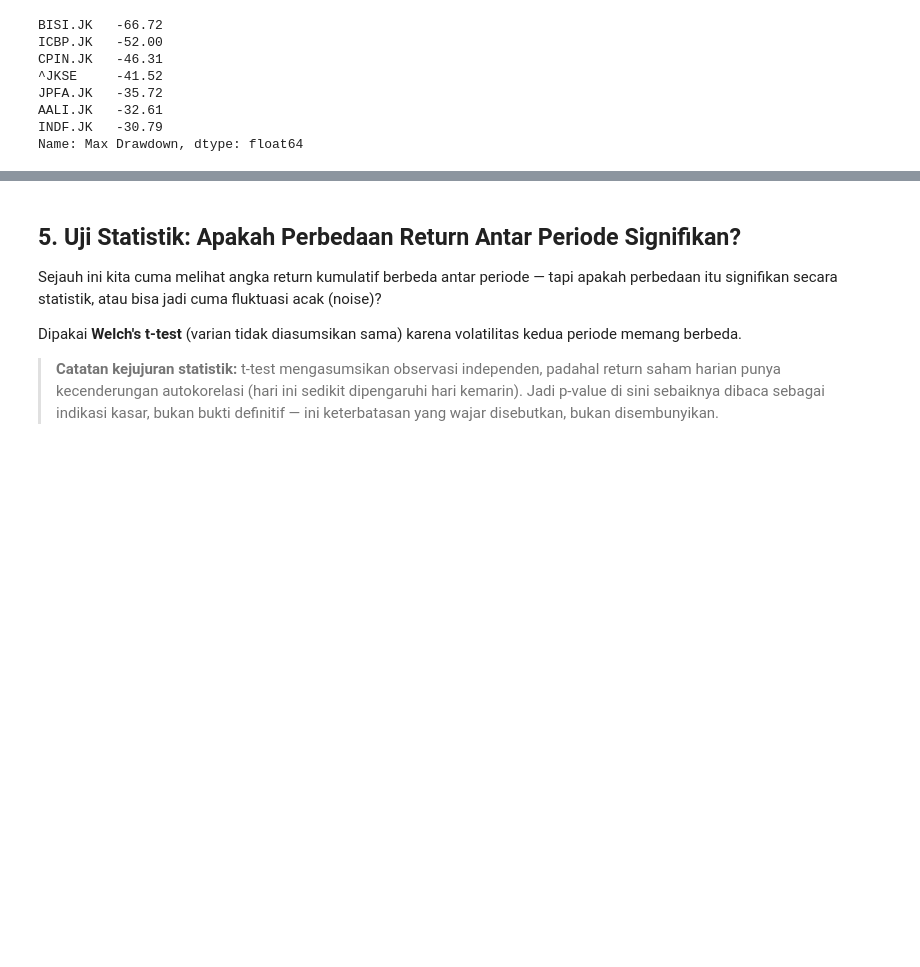
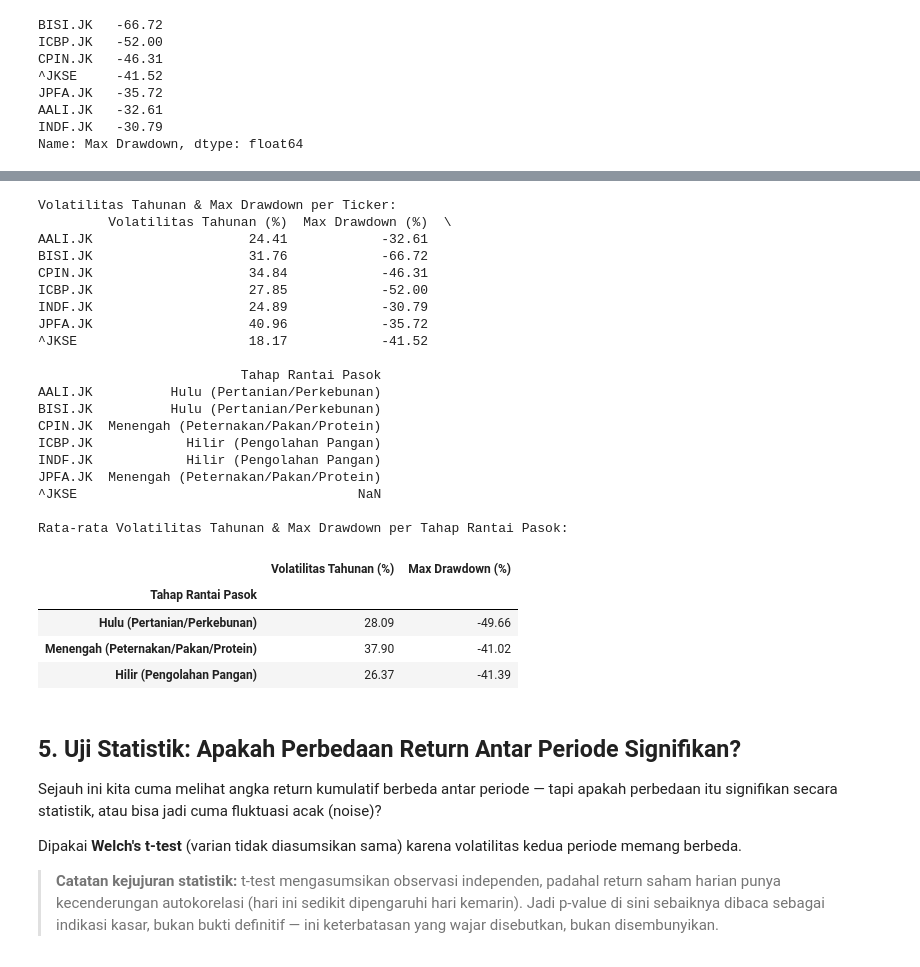
Before and after one commit to samuel-geraldo/analisis-pangan-idx, a Jupyter notebook: analisis_lanjutan.ipynb, the cells around one changed output, grey strips where cells are left out. Saved outputs shown, nothing was run; the diff lists cells and outputs as text; code cells hidden in the pictures; blank space fills up the shorter version.

```diff
--- a/analisis_lanjutan.ipynb
+++ b/analisis_lanjutan.ipynb
@@ -145,3 +153,65 @@ Name: Max Drawdown, dtype: float64
+# %%
+HARI_TRADING_SETAHUN = 252
+
+tahap_rantai_pasok = {
+    "AALI.JK": "Hulu (Pertanian/Perkebunan)",
+    "BISI.JK": "Hulu (Pertanian/Perkebunan)",
+    "CPIN.JK": "Menengah (Peternakan/Pakan/Protein)",
+    "JPFA.JK": "Menengah (Peternakan/Pakan/Protein)",
+    "ICBP.JK": "Hilir (Pengolahan Pangan)",
+    "INDF.JK": "Hilir (Pengolahan Pangan)",
+}
+
+volatilitas_tahunan = returns.std() * np.sqrt(HARI_TRADING_SETAHUN) * 100
+
+df_risiko = pd.DataFrame({
+    "Volatilitas Tahunan (%)": volatilitas_tahunan,
+    "Max Drawdown (%)": max_dd * 100,
+})
+df_risiko["Tahap Rantai Pasok"] = df_risiko.index.map(tahap_rantai_pasok)
+
+print("Volatilitas Tahunan & Max Drawdown per Ticker:")
+print(df_risiko.round(2))
+
+agregasi_tahap = (
+    df_risiko.dropna(subset=["Tahap Rantai Pasok"])
+    .groupby("Tahap Rantai Pasok")[["Volatilitas Tahunan (%)", "Max Drawdown (%)"]]
+    .mean()
+    .reindex([
+        "Hulu (Pertanian/Perkebunan)",
+        "Menengah (Peternakan/Pakan/Protein)",
+        "Hilir (Pengolahan Pangan)",
+    ])
+)
+
+print("\nRata-rata Volatilitas Tahunan & Max Drawdown per Tahap Rantai Pasok:")
+agregasi_tahap.round(2)
+# %% [output]
+Volatilitas Tahunan & Max Drawdown per Ticker:
+         Volatilitas Tahunan (%)  Max Drawdown (%)  \
+AALI.JK                    24.41            -32.61
+BISI.JK                    31.76            -66.72
+CPIN.JK                    34.84            -46.31
+ICBP.JK                    27.85            -52.00
+INDF.JK                    24.89            -30.79
+JPFA.JK                    40.96            -35.72
+^JKSE                      18.17            -41.52
+
+                          Tahap Rantai Pasok
+AALI.JK          Hulu (Pertanian/Perkebunan)
+BISI.JK          Hulu (Pertanian/Perkebunan)
+CPIN.JK  Menengah (Peternakan/Pakan/Protein)
+ICBP.JK            Hilir (Pengolahan Pangan)
+INDF.JK            Hilir (Pengolahan Pangan)
+JPFA.JK  Menengah (Peternakan/Pakan/Protein)
+^JKSE                                    NaN
+
+Rata-rata Volatilitas Tahunan & Max Drawdown per Tahap Rantai Pasok:
+|  | Volatilitas Tahunan (%) | Max Drawdown (%) |
+| Tahap Rantai Pasok |  |  |
+| Hulu (Pertanian/Perkebunan) | 28.09 | -49.66 |
+| Menengah (Peternakan/Pakan/Protein) | 37.90 | -41.02 |
+| Hilir (Pengolahan Pangan) | 26.37 | -41.39 |
 # %% [markdown]
 ## 5. Uji Statistik: Apakah Perbedaan Return Antar Periode Signifikan?
 
```
Also changed, not shown: parts of 5 cells of this notebook, 6 other files.
